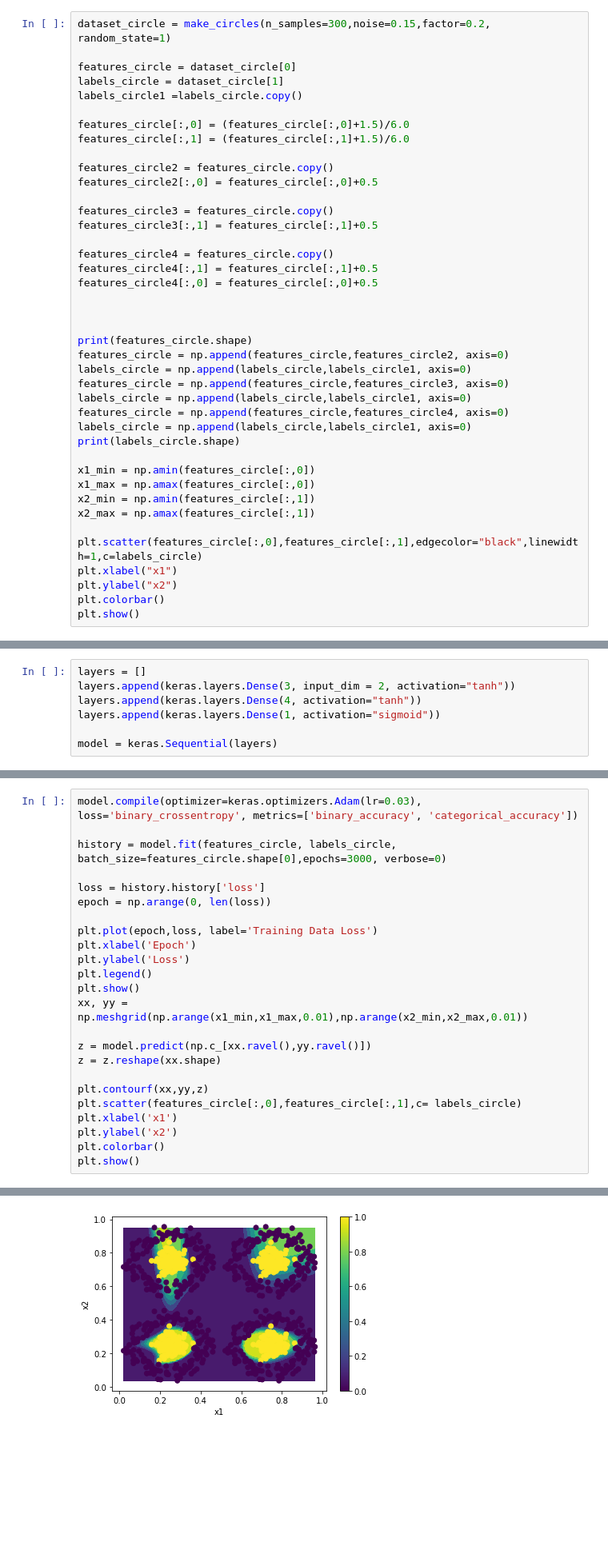
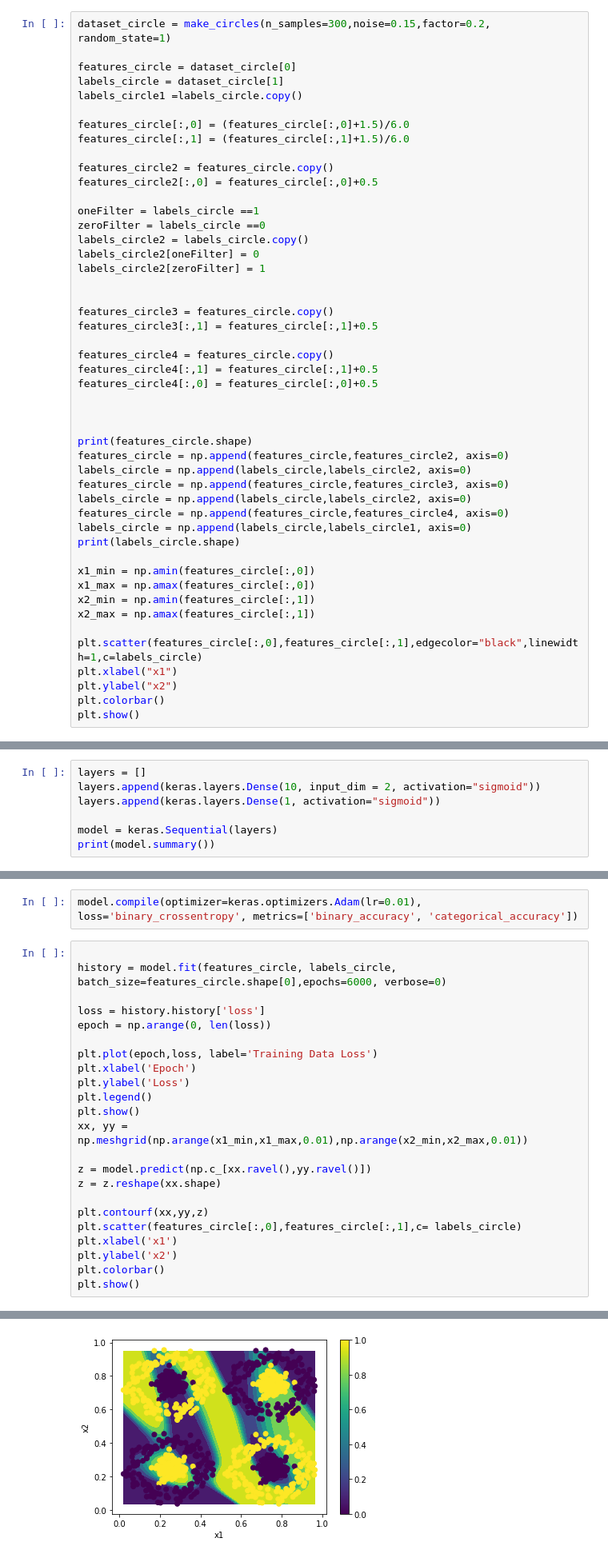
Before and after one commit to vais-ral/CCPi-ML, a Jupyter notebook: Jupyter_Notebooks/Keras_101_3_Layer_Number.ipynb, the cells around one changed output, grey strips where cells are left out. Shown: that part at 80% size. Saved outputs shown, nothing was run; the diff lists cells and outputs as text; blank space fills up the shorter version.

```diff
--- a/Jupyter_Notebooks/Keras_101_3_Layer_Number.ipynb
+++ b/Jupyter_Notebooks/Keras_101_3_Layer_Number.ipynb
@@ -28,6 +36,13 @@ features_circle[:,1] = (features_circle[:,1]+1.5)/6.0
 features_circle2 = features_circle.copy()
 features_circle2[:,0] = features_circle[:,0]+0.5
 
+oneFilter = labels_circle ==1
+zeroFilter = labels_circle ==0
+labels_circle2 = labels_circle.copy()
+labels_circle2[oneFilter] = 0
+labels_circle2[zeroFilter] = 1
+
+
 features_circle3 = features_circle.copy()
 features_circle3[:,1] = features_circle[:,1]+0.5
 
@@ -39,9 +54,9 @@ features_circle4[:,0] = features_circle[:,0]+0.5
 
 print(features_circle.shape)
 features_circle = np.append(features_circle,features_circle2, axis=0)
-labels_circle = np.append(labels_circle,labels_circle1, axis=0)
+labels_circle = np.append(labels_circle,labels_circle2, axis=0)
 features_circle = np.append(features_circle,features_circle3, axis=0)
-labels_circle = np.append(labels_circle,labels_circle1, axis=0)
+labels_circle = np.append(labels_circle,labels_circle2, axis=0)
 features_circle = np.append(features_circle,features_circle4, axis=0)
 labels_circle = np.append(labels_circle,labels_circle1, axis=0)
 print(labels_circle.shape)
@@ -68,8 +83,8 @@ As just described a single hidden layer feeding into a neuron is able to represe
 Thus the network can represent an arbitrary decision boundary to arbitrary accuracy and can approximate any smooth mapping to any accuracy.
 # %%
 layers = []
-layers.append(keras.layers.Dense(3, input_dim = 2, activation="tanh"))
-layers.append(keras.layers.Dense(4, activation="tanh"))
+layers.append(keras.layers.Dense(10, input_dim = 2, activation="sigmoid"))
 layers.append(keras.layers.Dense(1, activation="sigmoid"))
 
 model = keras.Sequential(layers)
+print(model.summary())
@@ -76,7 +104,8 @@ model = keras.Sequential(layers)
+# %%
+model.compile(optimizer=keras.optimizers.Adam(lr=0.01), loss='binary_crossentropy', metrics=['binary_accuracy', 'categorical_accuracy'])
 # %%
-model.compile(optimizer=keras.optimizers.Adam(lr=0.03), loss='binary_crossentropy', metrics=['binary_accuracy', 'categorical_accuracy'])
 
-history = model.fit(features_circle, labels_circle, batch_size=features_circle.shape[0],epochs=3000, verbose=0)
+history = model.fit(features_circle, labels_circle, batch_size=features_circle.shape[0],epochs=6000, verbose=0)
 
 loss = history.history['loss']
 epoch = np.arange(0, len(loss))
@@ -102 +131 @@ plt.show()
-[figure, old version]
+[figure, new version]
```
Also changed, not shown: parts of 11 cells of this notebook.
